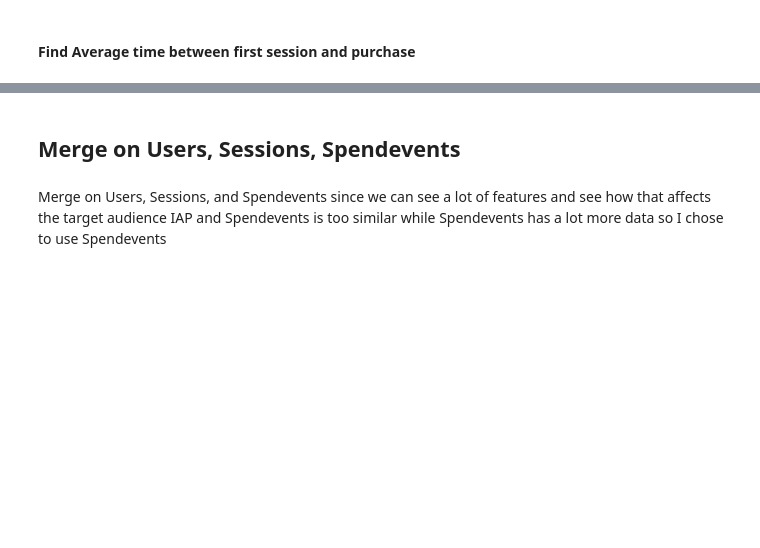
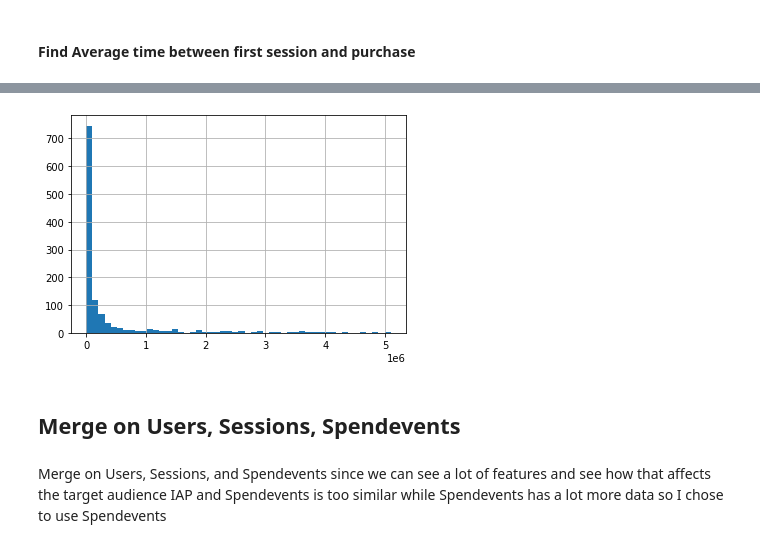
Before and after one commit to ericyeonpark/pg_data_exploratory_analysis, a Jupyter notebook: data_exploration_Eric_Park.ipynb, the cells around one changed output, grey strips where cells are left out. Saved outputs shown, nothing was run; the diff lists cells and outputs as text; code cells hidden in the pictures; blank space fills up the shorter version.

```diff
--- a/data_exploration_Eric_Park.ipynb
+++ b/data_exploration_Eric_Park.ipynb
@@ -536,3 +597,8 @@ median time in days:  1.977199074074074
+# %%
+# the distribution is skewed right. We can see that the average time actually covers most of the distribution
+df_purch_times[0].hist(bins=50);
+# %% [output]
+[figure, added]
 # %% [markdown]
 ## Merge on Users, Sessions, Spendevents
 # %% [markdown]
```
Also changed, not shown: parts of 10 cells of this notebook.
